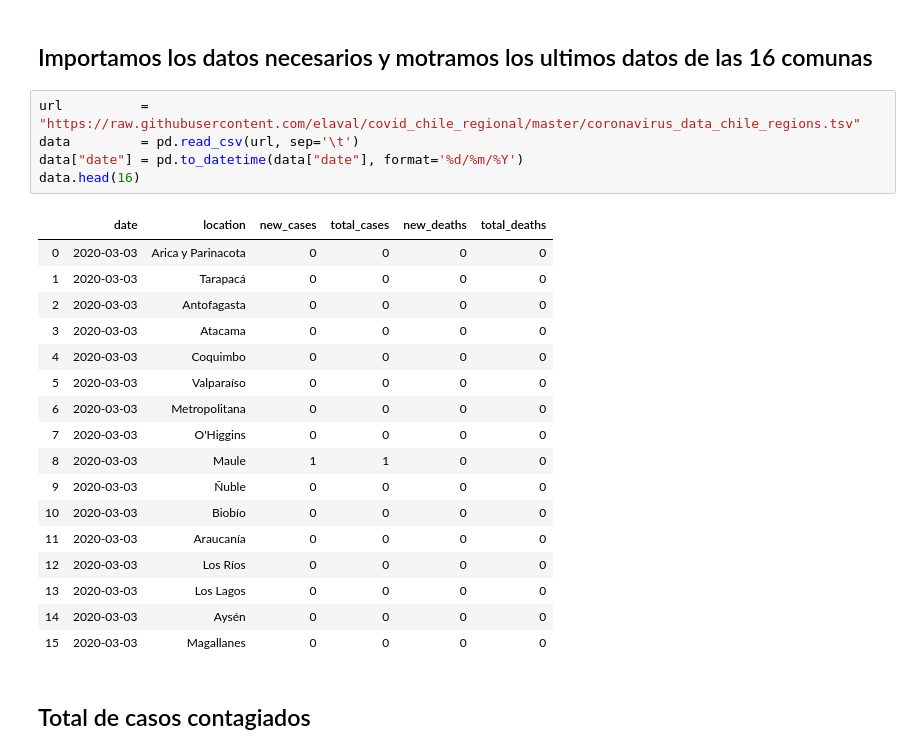
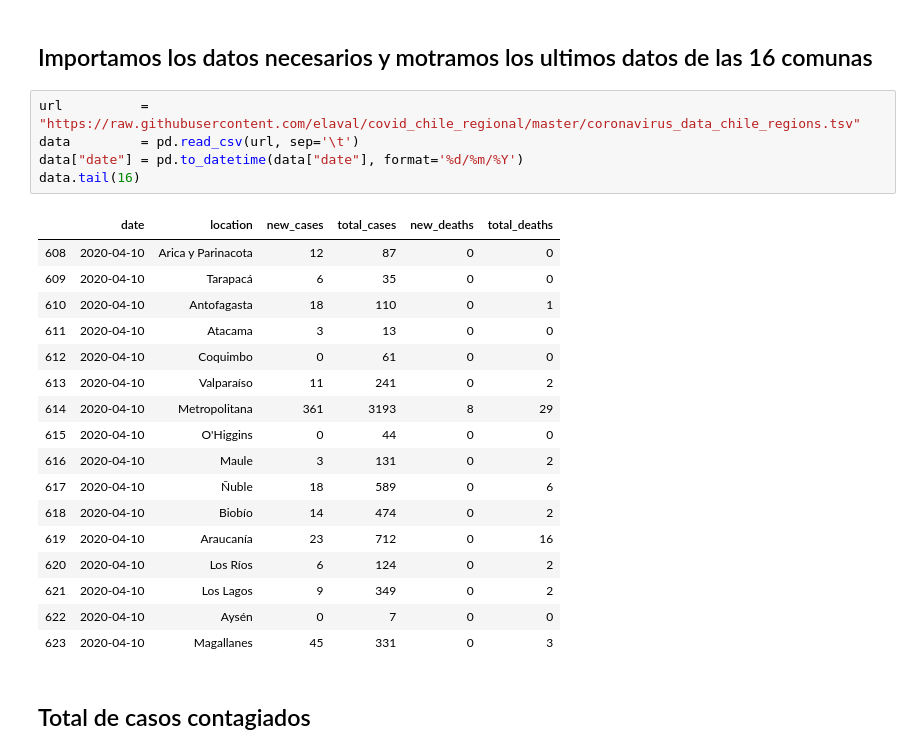
Before and after one commit to patricionicolas/Covid-19-Chile, a Jupyter notebook: Casos Totales.ipynb, the cells around one changed output. Drawn from its saved outputs; the diff is of its cells as text.

```diff
--- a/Casos Totales.ipynb
+++ b/Casos Totales.ipynb
@@ -7,26 +7,26 @@ import matplotlib.pyplot as plt
 # %%
 url          = "https://raw.githubusercontent.com/elaval/covid_chile_regional/master/coronavirus_data_chile_regions.tsv"
 data         = pd.read_csv(url, sep='\t')
 data["date"] = pd.to_datetime(data["date"], format='%d/%m/%Y')
-data.head(16)
+data.tail(16)
 # %% [output]
 |  | date | location | new_cases | total_cases | new_deaths | total_deaths |
-| 0 | 2020-03-03 | Arica y Parinacota | 0 | 0 | 0 | 0 |
-| 1 | 2020-03-03 | Tarapacá | 0 | 0 | 0 | 0 |
-| 2 | 2020-03-03 | Antofagasta | 0 | 0 | 0 | 0 |
-| 3 | 2020-03-03 | Atacama | 0 | 0 | 0 | 0 |
-| 4 | 2020-03-03 | Coquimbo | 0 | 0 | 0 | 0 |
-| 5 | 2020-03-03 | Valparaíso | 0 | 0 | 0 | 0 |
-| 6 | 2020-03-03 | Metropolitana | 0 | 0 | 0 | 0 |
-| 7 | 2020-03-03 | O'Higgins | 0 | 0 | 0 | 0 |
-| 8 | 2020-03-03 | Maule | 1 | 1 | 0 | 0 |
-| 9 | 2020-03-03 | Ñuble | 0 | 0 | 0 | 0 |
-| 10 | 2020-03-03 | Biobío | 0 | 0 | 0 | 0 |
-| 11 | 2020-03-03 | Araucanía | 0 | 0 | 0 | 0 |
-| 12 | 2020-03-03 | Los Ríos | 0 | 0 | 0 | 0 |
-| 13 | 2020-03-03 | Los Lagos | 0 | 0 | 0 | 0 |
-| 14 | 2020-03-03 | Aysén | 0 | 0 | 0 | 0 |
-| 15 | 2020-03-03 | Magallanes | 0 | 0 | 0 | 0 |
+| 608 | 2020-04-10 | Arica y Parinacota | 12 | 87 | 0 | 0 |
+| 609 | 2020-04-10 | Tarapacá | 6 | 35 | 0 | 0 |
+| 610 | 2020-04-10 | Antofagasta | 18 | 110 | 0 | 1 |
+| 611 | 2020-04-10 | Atacama | 3 | 13 | 0 | 0 |
+| 612 | 2020-04-10 | Coquimbo | 0 | 61 | 0 | 0 |
+| 613 | 2020-04-10 | Valparaíso | 11 | 241 | 0 | 2 |
+| 614 | 2020-04-10 | Metropolitana | 361 | 3193 | 8 | 29 |
+| 615 | 2020-04-10 | O'Higgins | 0 | 44 | 0 | 0 |
+| 616 | 2020-04-10 | Maule | 3 | 131 | 0 | 2 |
+| 617 | 2020-04-10 | Ñuble | 18 | 589 | 0 | 6 |
+| 618 | 2020-04-10 | Biobío | 14 | 474 | 0 | 2 |
+| 619 | 2020-04-10 | Araucanía | 23 | 712 | 0 | 16 |
+| 620 | 2020-04-10 | Los Ríos | 6 | 124 | 0 | 2 |
+| 621 | 2020-04-10 | Los Lagos | 9 | 349 | 0 | 2 |
+| 622 | 2020-04-10 | Aysén | 0 | 7 | 0 | 0 |
+| 623 | 2020-04-10 | Magallanes | 45 | 331 | 0 | 3 |
 # %% [markdown]
 ## Total de casos contagiados
 # %%
```
